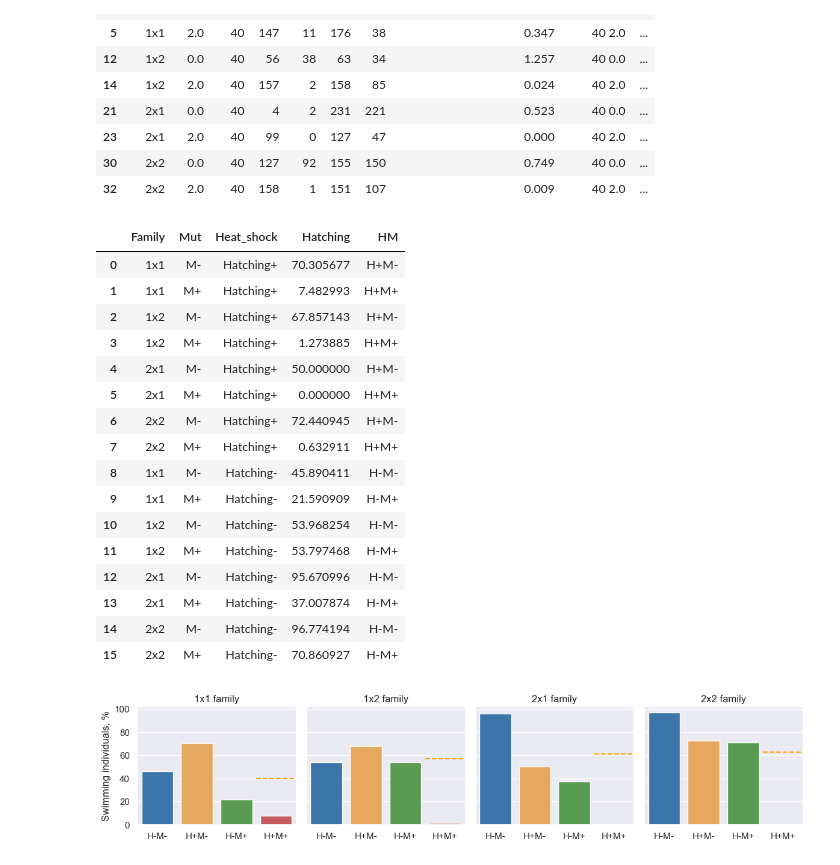
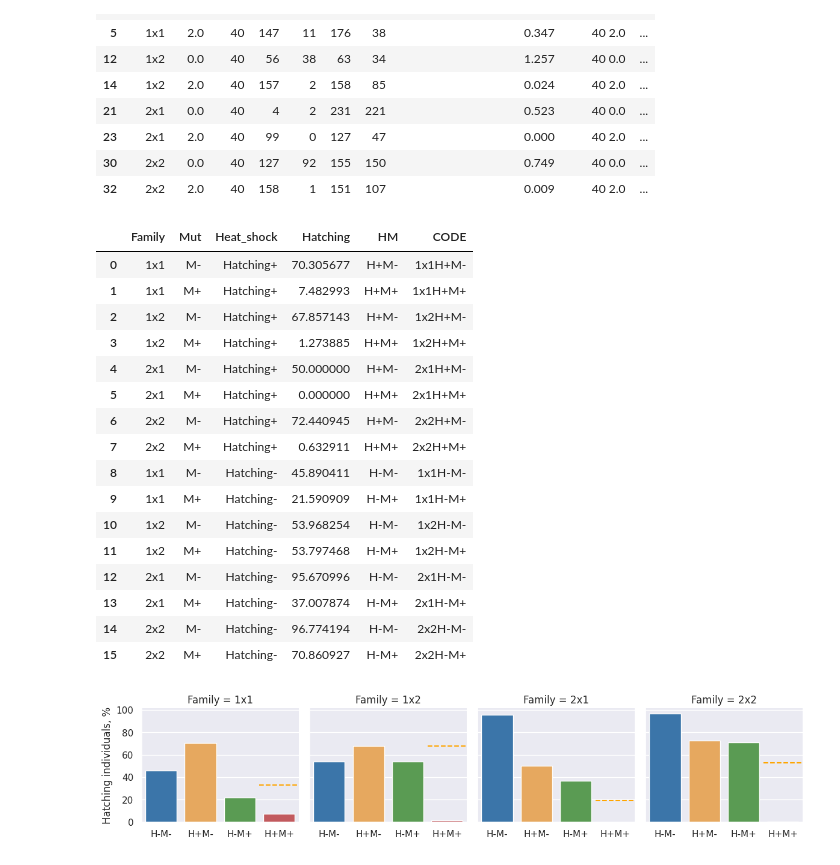
Before and after one commit to mitoclub/fish-strong-purifying-selection, a Jupyter notebook: notebooks/stat_plots_for_paper_draft.ipynb, the cells around one changed output. Cells and saved outputs as stored; diff of their text form; code cells hidden in the pictures.

```diff
--- a/notebooks/stat_plots_for_paper_draft.ipynb
+++ b/notebooks/stat_plots_for_paper_draft.ipynb
@@ -705,44 +721,63 @@ exp2022_rd
 exp2022_rd_melted = pd.melt(exp2022_rd, id_vars=['Family', 'Mut'], value_vars=['Hatching+', 'Hatching-'],
                          var_name='Heat_shock', value_name='Hatching')
 exp2022_rd_melted['HM'] = 'H' + exp2022_rd_melted['Heat_shock'].apply(lambda x: x[-1:]) + exp2022_rd_melted['Mut']
+
+exp2022_rd_melted['CODE'] = exp2022_rd_melted['Family'] + exp2022_rd_melted['HM']
 # %%
 exp2022_rd_melted
 # %% [output]
-|  | Family | Mut | Heat_shock | Hatching | HM |
-| 0 | 1x1 | M- | Hatching+ | 70.305677 | H+M- |
-| 1 | 1x1 | M+ | Hatching+ | 7.482993 | H+M+ |
-| 2 | 1x2 | M- | Hatching+ | 67.857143 | H+M- |
-| 3 | 1x2 | M+ | Hatching+ | 1.273885 | H+M+ |
-| 4 | 2x1 | M- | Hatching+ | 50.000000 | H+M- |
-| 5 | 2x1 | M+ | Hatching+ | 0.000000 | H+M+ |
-| 6 | 2x2 | M- | Hatching+ | 72.440945 | H+M- |
-| 7 | 2x2 | M+ | Hatching+ | 0.632911 | H+M+ |
-| 8 | 1x1 | M- | Hatching- | 45.890411 | H-M- |
-| 9 | 1x1 | M+ | Hatching- | 21.590909 | H-M+ |
-| 10 | 1x2 | M- | Hatching- | 53.968254 | H-M- |
-| 11 | 1x2 | M+ | Hatching- | 53.797468 | H-M+ |
-| 12 | 2x1 | M- | Hatching- | 95.670996 | H-M- |
-| 13 | 2x1 | M+ | Hatching- | 37.007874 | H-M+ |
-| 14 | 2x2 | M- | Hatching- | 96.774194 | H-M- |
-| 15 | 2x2 | M+ | Hatching- | 70.860927 | H-M+ |
+|  | Family | Mut | Heat_shock | Hatching | HM | CODE |
+| 0 | 1x1 | M- | Hatching+ | 70.305677 | H+M- | 1x1H+M- |
+| 1 | 1x1 | M+ | Hatching+ | 7.482993 | H+M+ | 1x1H+M+ |
+| 2 | 1x2 | M- | Hatching+ | 67.857143 | H+M- | 1x2H+M- |
+| 3 | 1x2 | M+ | Hatching+ | 1.273885 | H+M+ | 1x2H+M+ |
+| 4 | 2x1 | M- | Hatching+ | 50.000000 | H+M- | 2x1H+M- |
+| 5 | 2x1 | M+ | Hatching+ | 0.000000 | H+M+ | 2x1H+M+ |
+| 6 | 2x2 | M- | Hatching+ | 72.440945 | H+M- | 2x2H+M- |
+| 7 | 2x2 | M+ | Hatching+ | 0.632911 | H+M+ | 2x2H+M+ |
+| 8 | 1x1 | M- | Hatching- | 45.890411 | H-M- | 1x1H-M- |
+| 9 | 1x1 | M+ | Hatching- | 21.590909 | H-M+ | 1x1H-M+ |
+| 10 | 1x2 | M- | Hatching- | 53.968254 | H-M- | 1x2H-M- |
+| 11 | 1x2 | M+ | Hatching- | 53.797468 | H-M+ | 1x2H-M+ |
+| 12 | 2x1 | M- | Hatching- | 95.670996 | H-M- | 2x1H-M- |
+| 13 | 2x1 | M+ | Hatching- | 37.007874 | H-M+ | 2x1H-M+ |
+| 14 | 2x2 | M- | Hatching- | 96.774194 | H-M- | 2x2H-M- |
+| 15 | 2x2 | M+ | Hatching- | 70.860927 | H-M+ | 2x2H-M+ |
+# %%
+# expected line logic: (shock / control) * (mutagen / control) * control
+exp_11_2022h = (exp2022_rd_melted[exp2022_rd_melted['CODE'] == '1x1H+M-'].Hatching.mean() / exp2022_rd_melted[exp2022_rd_melted['CODE'] == '1x1H-M-'].Hatching.mean()) * \
+         (exp2022_rd_melted[exp2022_rd_melted['CODE'] == '1x1H-M+'].Hatching.mean() / exp2022_rd_melted[exp2022_rd_melted['CODE'] == '1x1H-M-'].Hatching.mean()) * \
+          exp2022_rd_melted[exp2022_rd_melted['CODE'] == '1x1H-M-'].Hatching.mean()
+exp_12_2022h = (exp2022_rd_melted[exp2022_rd_melted['CODE'] == '1x2H+M-'].Hatching.mean() / exp2022_rd_melted[exp2022_rd_melted['CODE'] == '1x2H-M-'].Hatching.mean()) * \
+         (exp2022_rd_melted[exp2022_rd_melted['CODE'] == '1x2H-M+'].Hatching.mean() / exp2022_rd_melted[exp2022_rd_melted['CODE'] == '1x2H-M-'].Hatching.mean()) * \
+          exp2022_rd_melted[exp2022_rd_melted['CODE'] == '1x2H-M-'].Hatching.mean()
+exp_21_2022h = (exp2022_rd_melted[exp2022_rd_melted['CODE'] == '2x1H+M-'].Hatching.mean() / exp2022_rd_melted[exp2022_rd_melted['CODE'] == '2x1H-M-'].Hatching.mean()) * \
+         (exp2022_rd_melted[exp2022_rd_melted['CODE'] == '2x1H-M+'].Hatching.mean() / exp2022_rd_melted[exp2022_rd_melted['CODE'] == '2x1H-M-'].Hatching.mean()) * \
+          exp2022_rd_melted[exp2022_rd_melted['CODE'] == '2x1H-M-'].Hatching.mean()
+exp_22_2022h = (exp2022_rd_melted[exp2022_rd_melted['CODE'] == '2x2H+M-'].Hatching.mean() / exp2022_rd_melted[exp2022_rd_melted['CODE'] == '2x2H-M-'].Hatching.mean()) * \
+         (exp2022_rd_melted[exp2022_rd_melted['CODE'] == '2x2H-M+'].Hatching.mean() / exp2022_rd_melted[exp2022_rd_melted['CODE'] == '2x2H-M-'].Hatching.mean()) * \
+          exp2022_rd_melted[exp2022_rd_melted['CODE'] == '2x2H-M-'].Hatching.mean()
 # %%
 g = sns.FacetGrid(exp2022_rd_melted, col="Family")
 g.map(sns.barplot, 'HM', 'Hatching', order=['H-M-', 'H+M-', 'H-M+', 'H+M+'],
       palette={'H-M-': '#2976bb', 'H+M-': '#fdaa48', 'H-M+': '#50a747', 'H+M+': '#d3494e'})
 
 g.set_xlabels("")
 g.set_ylabels("Hatching individuals, %")
 
 ax1, ax2, ax3, ax4 = g.axes[0]
 
-ax1.set_title('1x1 family')
-ax2.set_title('1x2 family')
-ax3.set_title('2x1 family')
-ax4.set_title('2x2 family')
+#ax1.set_title('1x1 family')
+#ax2.set_title('1x2 family')
+#ax3.set_title('2x1 family')
+#ax4.set_title('2x2 family')
 
-ax1.axhline(exp_11, xmin=0.75, ls='--', color='orange')
-ax2.axhline(exp_12, xmin=0.75, ls='--', color='orange')
-ax3.axhline(exp_21, xmin=0.75, ls='--', color='orange')
-ax4.axhline(exp_22, xmin=0.75, ls='--', color='orange');
+ax1.axhline(exp_11_2022h, xmin=0.75, ls='--', color='orange')
+ax2.axhline(exp_12_2022h, xmin=0.75, ls='--', color='orange')
+ax3.axhline(exp_21_2022h, xmin=0.75, ls='--', color='orange')
+ax4.axhline(exp_22_2022h, xmin=0.75, ls='--', color='orange');
+
+plt.savefig('../figures/paper1/exp2022_hist_hatching.png')
+plt.savefig('../figures/paper1/exp2022_hist_hatching.pdf', format='pdf')
 # %% [output]
-[figure, old version]
+[figure, new version]
```
Also changed, not shown: parts of 4 cells of this notebook, 13 other files.
